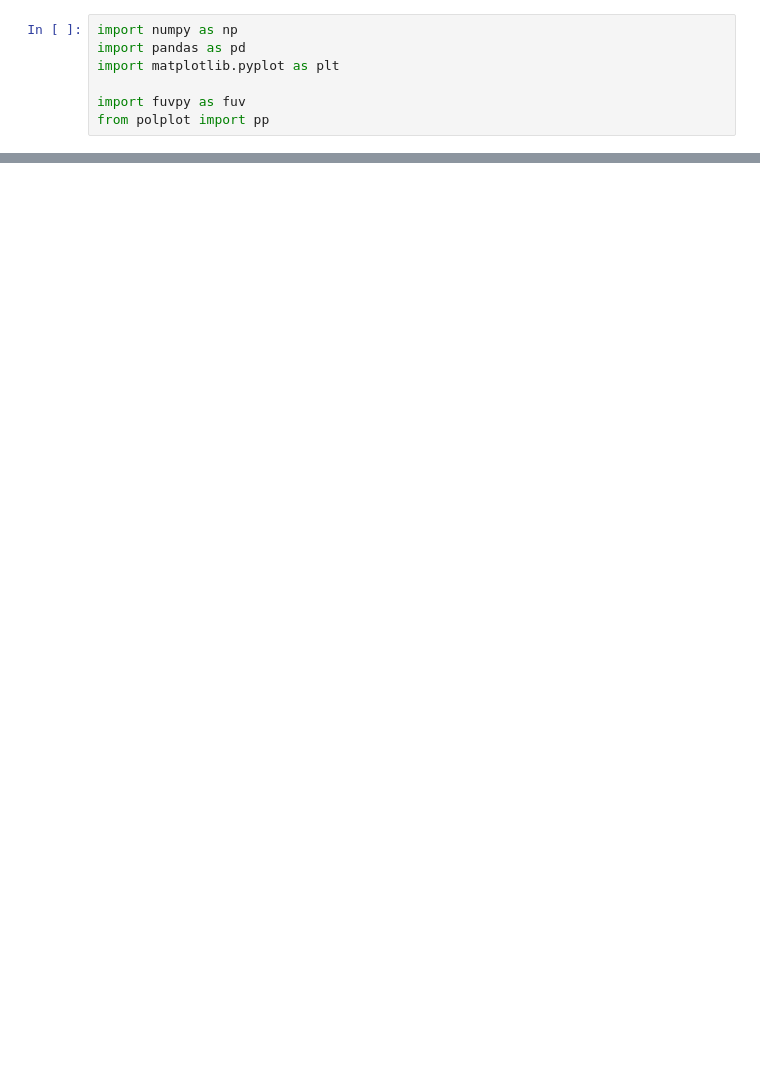
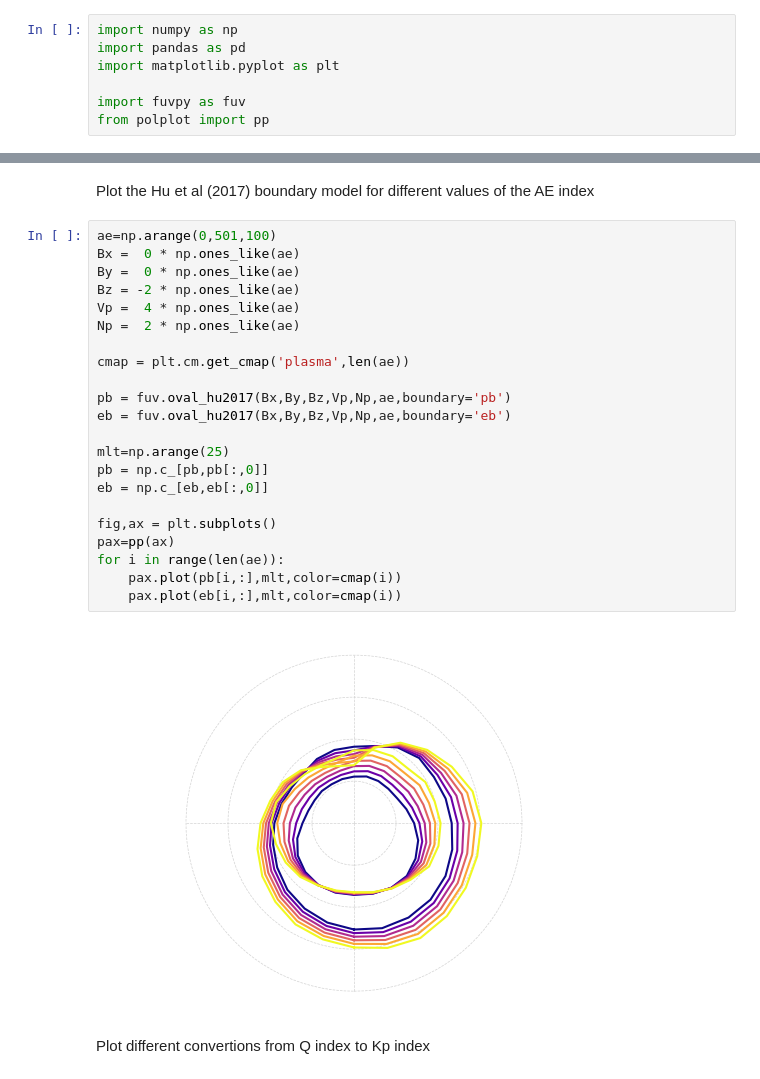
Before and after one commit to aohma/fuvpy, a Jupyter notebook: examples/notebooks/005_oval_models.ipynb, the cells around one changed output, grey strips where cells are left out. Drawn from its saved outputs; the diff is of its cells as text; blank space fills up the shorter version.

```diff
--- a/examples/notebooks/005_oval_models.ipynb
+++ b/examples/notebooks/005_oval_models.ipynb
@@ -17,3 +27,31 @@ print(q,kp,al)
+# %% [markdown]
+Plot the Hu et al (2017) boundary model for different values of the AE index
+# %%
+ae=np.arange(0,501,100)
+Bx =  0 * np.ones_like(ae)
+By =  0 * np.ones_like(ae)
+Bz = -2 * np.ones_like(ae)
+Vp =  4 * np.ones_like(ae)
+Np =  2 * np.ones_like(ae)
+
+cmap = plt.cm.get_cmap('plasma',len(ae))
+
+pb = fuv.oval_hu2017(Bx,By,Bz,Vp,Np,ae,boundary='pb')
+eb = fuv.oval_hu2017(Bx,By,Bz,Vp,Np,ae,boundary='eb')
+
+mlt=np.arange(25)
+pb = np.c_[pb,pb[:,0]]
+eb = np.c_[eb,eb[:,0]]
+
+fig,ax = plt.subplots()
+pax=pp(ax)
+for i in range(len(ae)):
+    pax.plot(pb[i,:],mlt,color=cmap(i))
+    pax.plot(eb[i,:],mlt,color=cmap(i))
+# %% [output]
+[figure, added]
+# %% [markdown]
+Plot different convertions from Q index to Kp index
 # %%
 kp = np.arange(28)/3
 Q1 = np.r_[.96*kp[:8]-0.3 , 2.04*kp[8:]-2.7]
```
Also changed, not shown: parts of 9 cells of this notebook.
